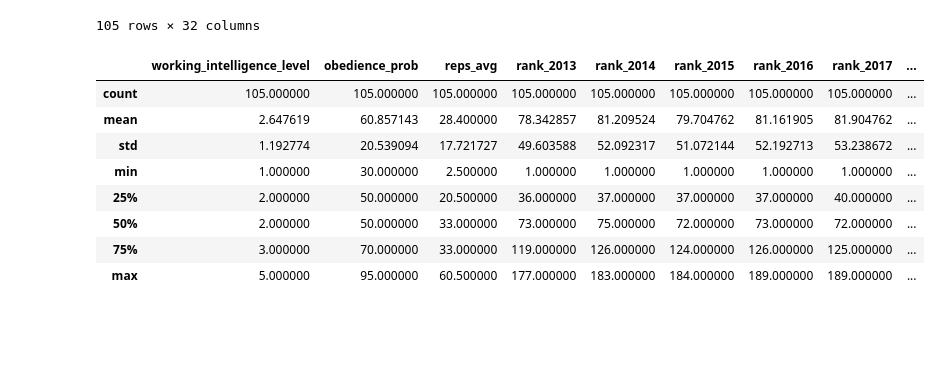
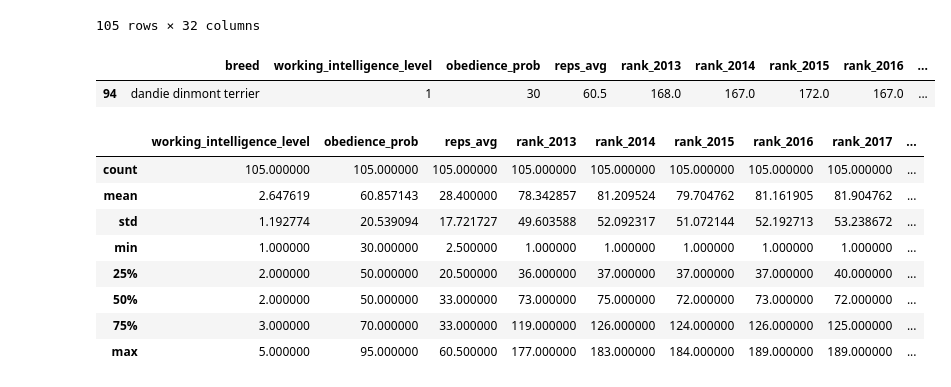
Before and after one commit to ggn1/cs7ds4_assignment4, a Jupyter notebook: data/eda.ipynb, the cells around one changed output. Saved outputs shown, nothing was run; the diff lists cells and outputs as text; code cells hidden in the pictures; blank space fills up the shorter version.

```diff
--- a/data/eda.ipynb
+++ b/data/eda.ipynb
@@ -23,6 +23,11 @@ df
 | 103 | chihuahua | 1 | 30 | 60.5 | 22.0 | 24.0 | 28.0 | 30.0 | ... |
 | 104 | bullmastiff | 1 | 30 | 60.5 | 41.0 | 45.0 | 43.0 | 48.0 | ... |
 105 rows × 32 columns
+# %%
+df[df['breed'] == 'dandie dinmont terrier']
+# %% [output]
+|  | breed | working_intelligence_level | obedience_prob | reps_avg | rank_2013 | rank_2014 | rank_2015 | rank_2016 | ... |
+| 94 | dandie dinmont terrier | 1 | 30 | 60.5 | 168.0 | 167.0 | 172.0 | 167.0 | ... |
 # %%
 df.describe()
 # %% [output]
```
Also changed, not shown: 2 other files.
